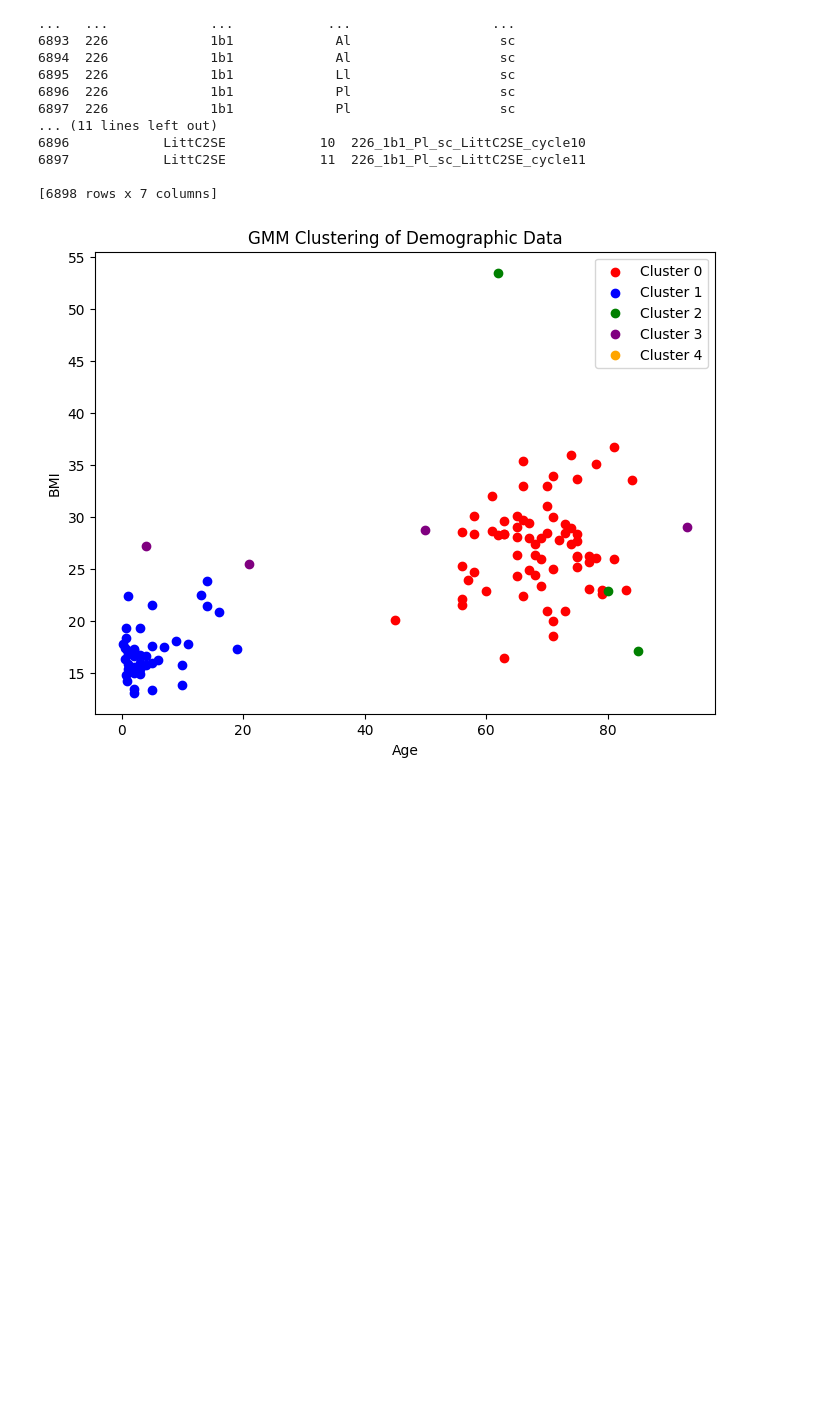
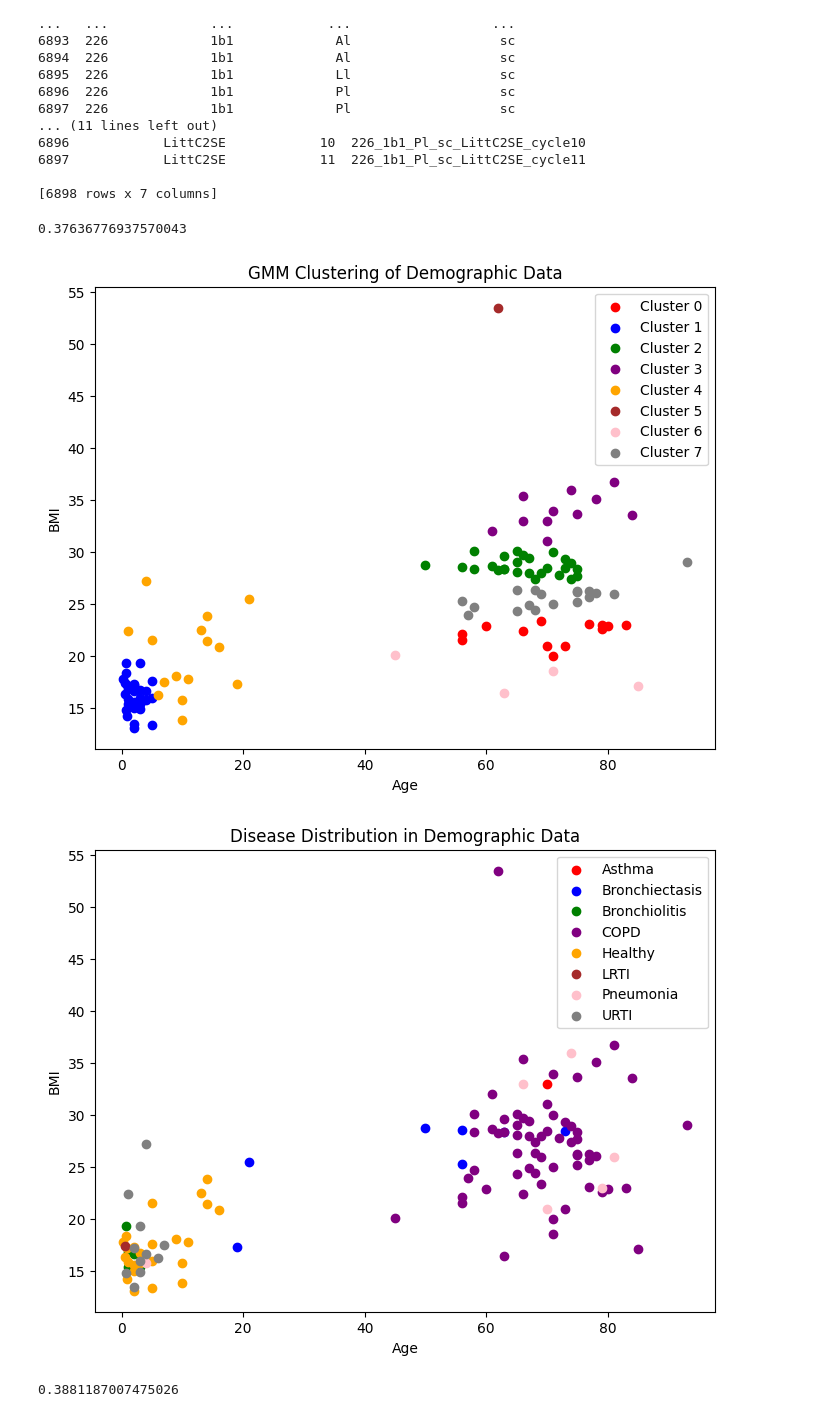
Before and after one commit to thearyanmittal/respiratory-audio-classification, a Jupyter notebook: preprocessing.ipynb, the cells around one changed output. Cells and saved outputs as stored; diff of their text form; code cells hidden in the pictures; blank space fills up the shorter version.

Commit message:
clustering eval

```diff
--- a/preprocessing.ipynb
+++ b/preprocessing.ipynb
@@ -509,43 +509,68 @@ from sklearn.mixture import GaussianMixture
 import matplotlib.pyplot as plt
 import pandas as pd
 from sklearn.preprocessing import StandardScaler
+from sklearn import metrics
 
 
 # Load the data
 data = pd.read_csv('data/data_complete.csv')
 
 # create a dataframe with sample data
 
-data = data[['pid', 'age', 'bmi']].dropna()
+data = data[['pid', 'age', 'bmi', 'disease']].dropna()
 data = data.groupby('pid').first().reset_index()
 features = data[['age', 'bmi']]
+disease_array = data['disease'].values
 
 scaler = StandardScaler()
 scaled_features = scaler.fit_transform(features)
 
-gmm = GaussianMixture(n_components=4, random_state=42, init_params='k-means++')
+gmm = GaussianMixture(n_components=8, random_state=42, init_params='k-means++')
 gmm.fit(scaled_features)
 
+
 cluster_labels = gmm.predict(scaled_features)
+print(metrics.silhouette_score(scaled_features, cluster_labels))
 data['cluster'] = cluster_labels
 
 plt.figure(figsize=(8, 6))
 
 # Color mapping for clusters
-color_map = {0: 'red', 1: 'blue', 2: 'green', 3: 'purple', 4: 'orange'}
+color_map = {0: 'red', 1: 'blue', 2: 'green', 3: 'purple', 4: 'orange', 5: 'brown', 6: 'pink', 7: 'gray'}
 
 # Plot data points with color-coded clusters
 for cluster_label, color in color_map.items():
     cluster_data = data[data['cluster'] == cluster_label]
     plt.scatter(cluster_data['age'], cluster_data['bmi'], c=color, label=f'Cluster {cluster_label}')
 
 plt.title('GMM Clustering of Demographic Data')
 plt.xlabel('Age')
 plt.ylabel('BMI')
 plt.legend()
 plt.show()
+
+
+plt.figure(figsize=(8, 6))
+
+# Color mapping for clusters
+color_map = {'Asthma': 'red', 'Bronchiectasis': 'blue', 'Bronchiolitis': 'green', 'COPD': 'purple', 'Healthy': 'orange', 'LRTI': 'brown', 'Pneumonia': 'pink', 'URTI': 'gray'}
+
+# Plot data points with color-coded clusters
+for disease, color in color_map.items():
+    disease_data = data[data['disease'] == disease]
+    plt.scatter(disease_data['age'], disease_data['bmi'], c=color, label=f'{disease}')
+
+plt.title('Disease Distribution in Demographic Data')
+plt.xlabel('Age')
+plt.ylabel('BMI')
+plt.legend()
+plt.show()
+print(metrics.completeness_score(disease_array, cluster_labels))
 # %% [output]
+0.37636776937570043
-[figure, old version]
+[figure, new version]
+[figure, added]
+0.3881187007475026
 # %%
 import glob
 from PIL import Image
```
Also changed, not shown: parts of 4 cells of this notebook.
